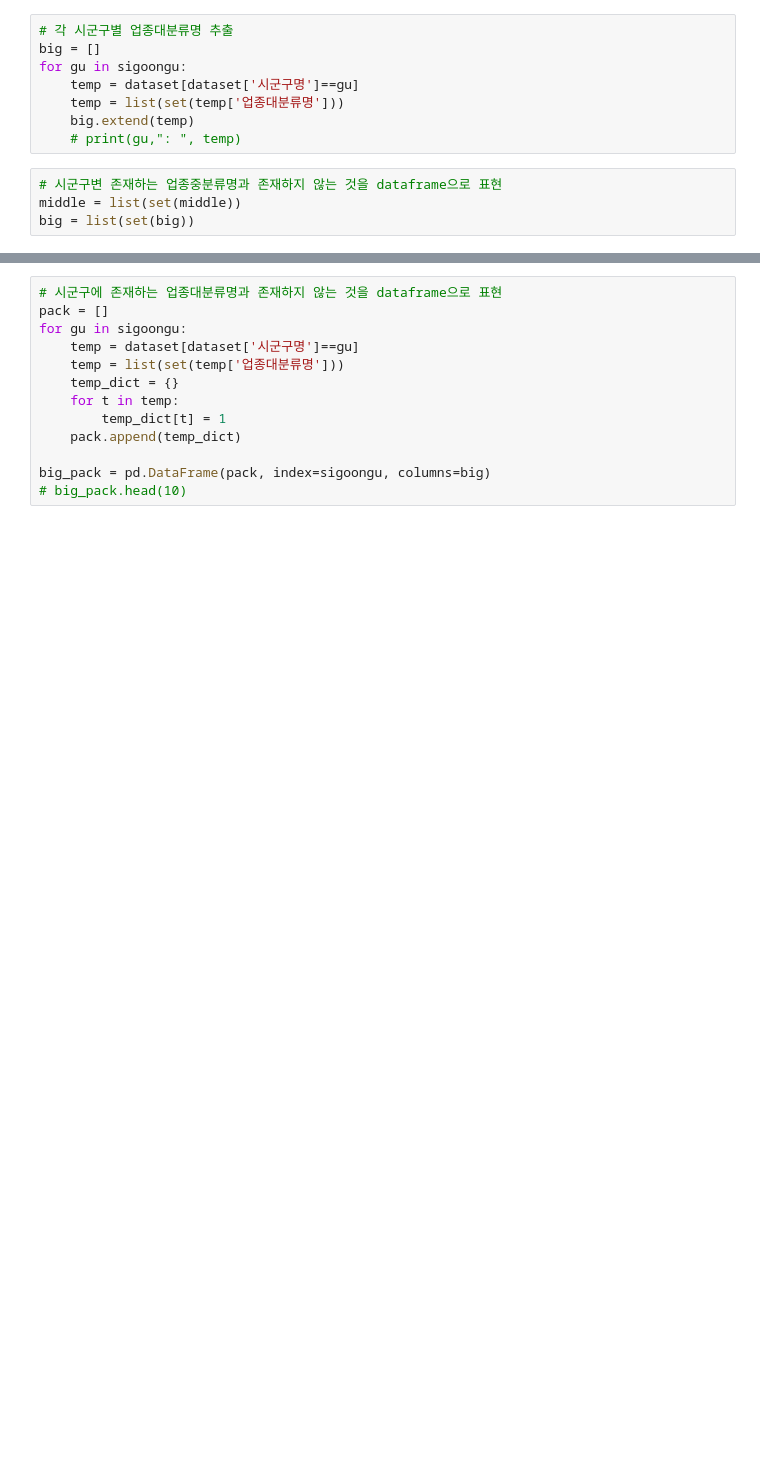
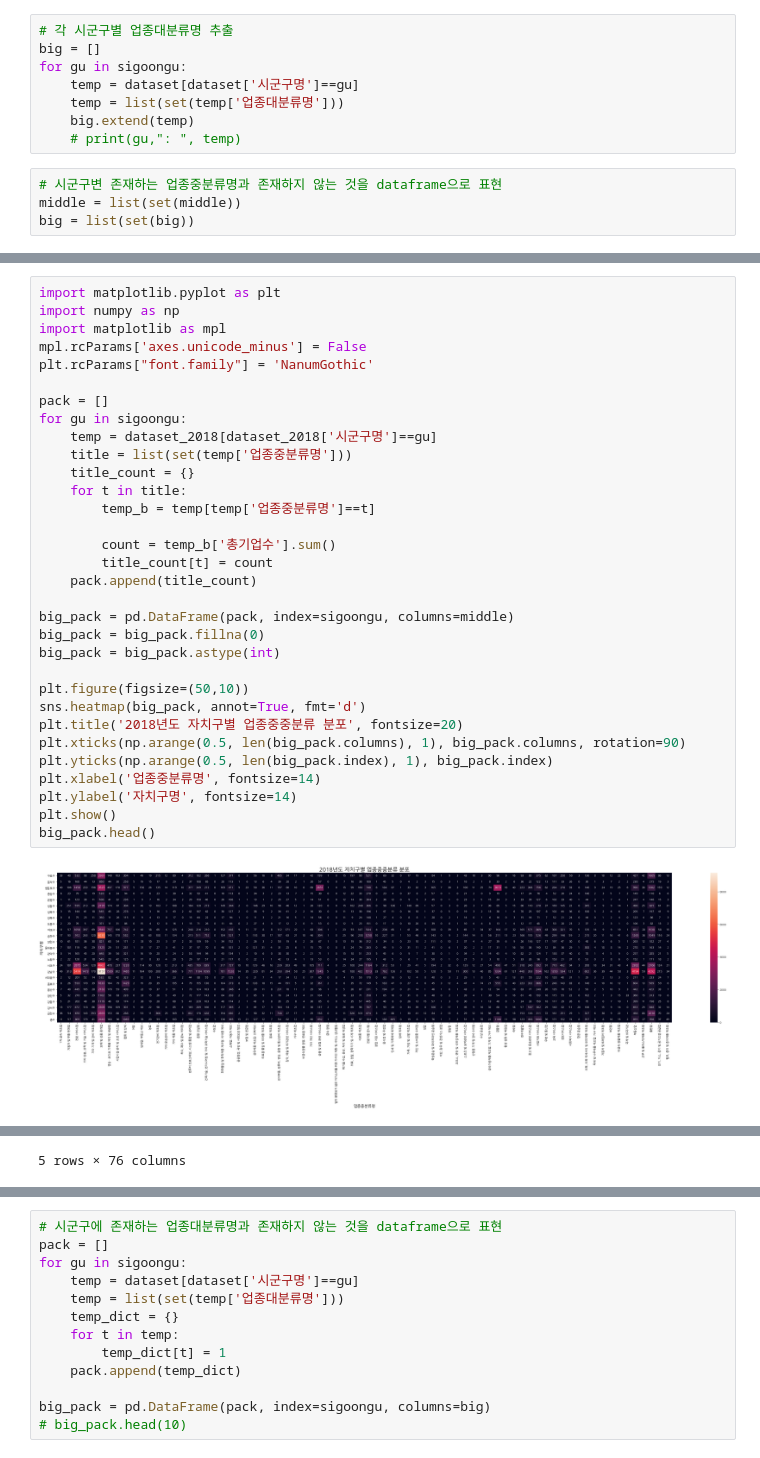
Before and after one commit to waverDeep/FinDataAnalysis, a Jupyter notebook: KCData/playground01.ipynb, the cells around one changed output, grey strips where cells are left out. Cells and saved outputs as stored; diff of their text form; blank space fills up the shorter version.

```diff
--- a/KCData/playground01.ipynb
+++ b/KCData/playground01.ipynb
@@ -106,0 +150,34 @@ plt.show()
+# %%
+import matplotlib.pyplot as plt
+import numpy as np
+import matplotlib as mpl
+mpl.rcParams['axes.unicode_minus'] = False
+plt.rcParams["font.family"] = 'NanumGothic'
+
+pack = []
+for gu in sigoongu:
+    temp = dataset_2018[dataset_2018['시군구명']==gu]
+    title = list(set(temp['업종중분류명']))
+    title_count = {}
+    for t in title:
+        temp_b = temp[temp['업종중분류명']==t]
+
+        count = temp_b['총기업수'].sum()
+        title_count[t] = count
+    pack.append(title_count)
+
+big_pack = pd.DataFrame(pack, index=sigoongu, columns=middle)
+big_pack = big_pack.fillna(0)
+big_pack = big_pack.astype(int)
+
+plt.figure(figsize=(50,10))
+sns.heatmap(big_pack, annot=True, fmt='d')
+plt.title('2018년도 자치구별 업종중중분류 분포', fontsize=20)
+plt.xticks(np.arange(0.5, len(big_pack.columns), 1), big_pack.columns, rotation=90)
+plt.yticks(np.arange(0.5, len(big_pack.index), 1), big_pack.index)
+plt.xlabel('업종중분류명', fontsize=14)
+plt.ylabel('자치구명', fontsize=14)
+plt.show()
+big_pack.head()
+# %% [output]
+[figure, added]
@@ -106,0 +190 @@ plt.show()
+5 rows × 76 columns
```
Also changed, not shown: parts of 20 cells of this notebook, 3 other files.
